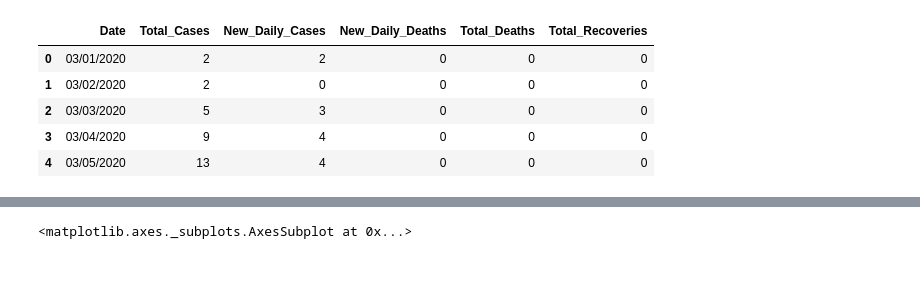
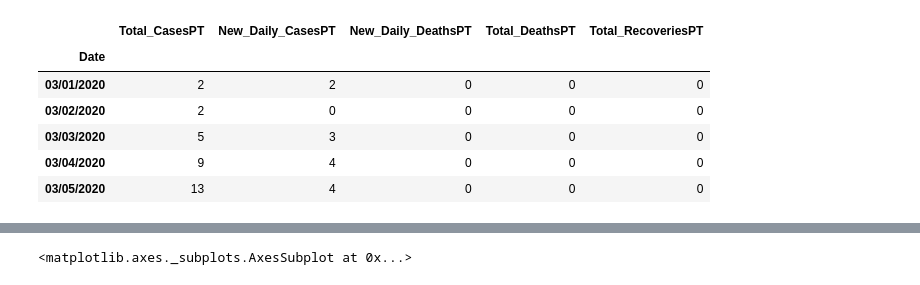
Before and after one commit to BrunoMartins11/covid-19-API, a Jupyter notebook: Notebook/Covid-Analyzer.ipynb, the cells around one changed output, grey strips where cells are left out. Cells and saved outputs as stored; diff of their text form; code cells hidden in the pictures.

Commit message:
add data treatment and base LSTM model

```diff
--- a/Notebook/Covid-Analyzer.ipynb
+++ b/Notebook/Covid-Analyzer.ipynb
@@ -41,12 +53,16 @@ generate_csv("IT")
 generate_csv("ES")
 # %%
 dataPT = pd.read_csv('covidPT.csv')
-dataPT.columns = COLUMNS
+tmp = [i+"PT" for i in COLUMNS[1:]]
+tmp.insert(0,'Date')
+dataPT.columns = tmp
+dataPT.set_index('Date', inplace=True, drop=True)
 dataPT.head()
 # %% [output]
-|  | Date | Total_Cases | New_Daily_Cases | New_Daily_Deaths | Total_Deaths | Total_Recoveries |
-| 0 | 03/01/2020 | 2 | 2 | 0 | 0 | 0 |
-| 1 | 03/02/2020 | 2 | 0 | 0 | 0 | 0 |
-| 2 | 03/03/2020 | 5 | 3 | 0 | 0 | 0 |
-| 3 | 03/04/2020 | 9 | 4 | 0 | 0 | 0 |
-| 4 | 03/05/2020 | 13 | 4 | 0 | 0 | 0 |
+|  | Total_CasesPT | New_Daily_CasesPT | New_Daily_DeathsPT | Total_DeathsPT | Total_RecoveriesPT |
+| Date |  |  |  |  |  |
+| 03/01/2020 | 2 | 2 | 0 | 0 | 0 |
+| 03/02/2020 | 2 | 0 | 0 | 0 | 0 |
+| 03/03/2020 | 5 | 3 | 0 | 0 | 0 |
+| 03/04/2020 | 9 | 4 | 0 | 0 | 0 |
+| 03/05/2020 | 13 | 4 | 0 | 0 | 0 |
```
Also changed, not shown: parts of 10 cells of this notebook.
